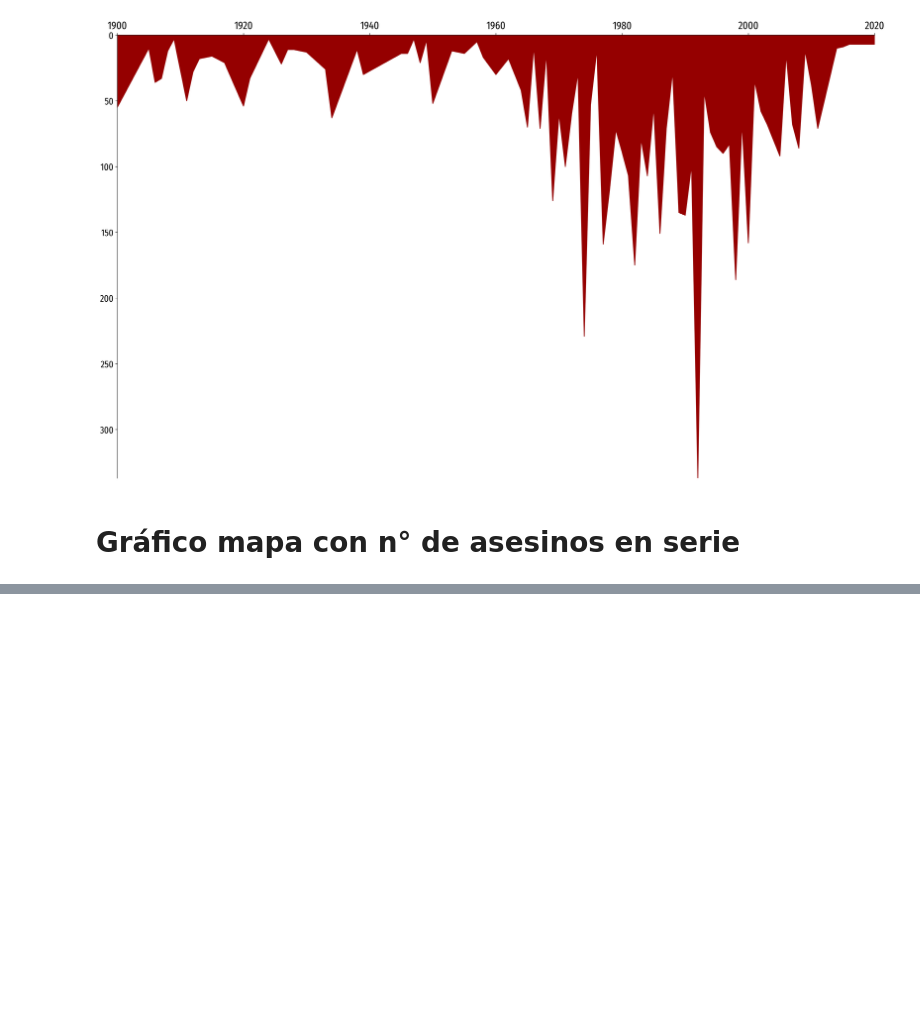
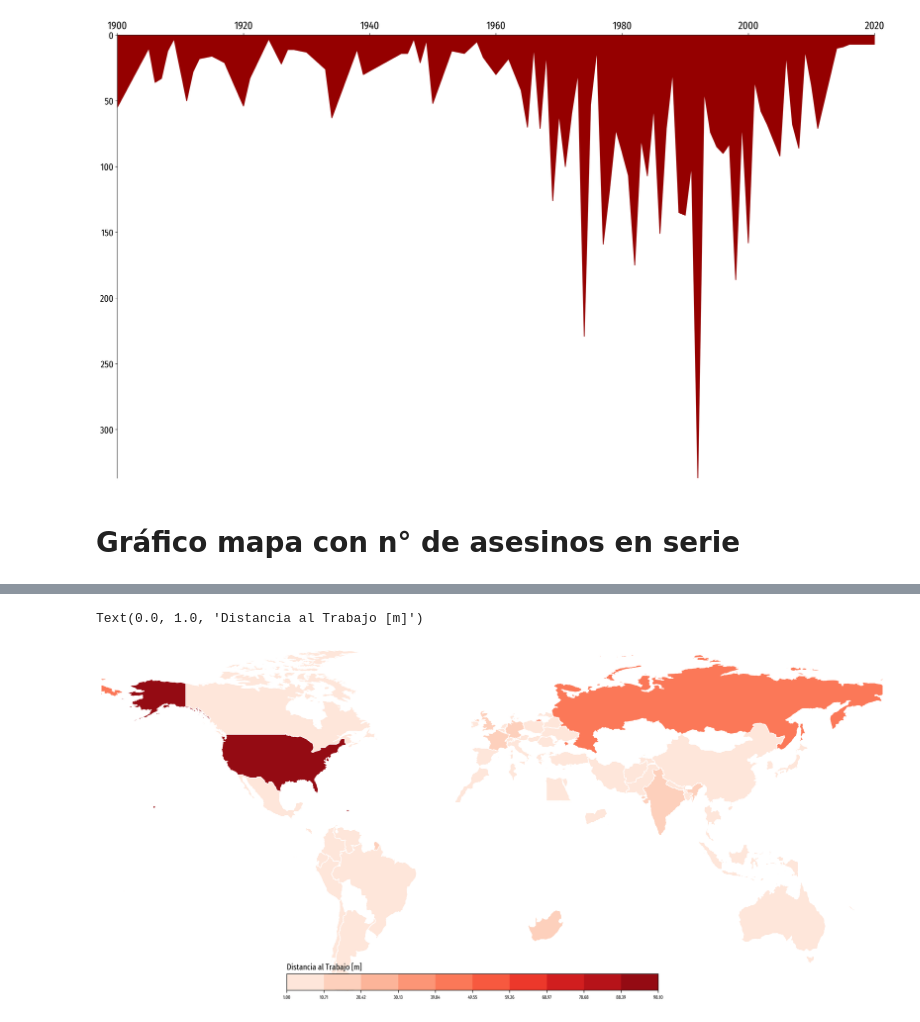
Before and after one commit to fabianigual/info-vis, a Jupyter notebook: 03-info-vis.ipynb, the cells around one changed output, grey strips where cells are left out. Saved outputs shown, nothing was run; the diff lists cells and outputs as text; code cells hidden in the pictures; blank space fills up the shorter version.

```diff
--- a/03-info-vis.ipynb
+++ b/03-info-vis.ipynb
@@ -73,0 +99,7 @@ plt.fill_between(ts.index, ts.proven_victims, color = '#950000')#
+# %%
+paises = serial_killers['pais_1']
+paises = paises.append(serial_killers['pais_2'], ignore_index=True)
+paises = paises.append(serial_killers['pais_3'], ignore_index=True)
+paises = pd.DataFrame(data={'country':paises})
+paises = paises[~paises['country'].isnull()]
+paises.head()
@@ -73,0 +113,3 @@ plt.fill_between(ts.index, ts.proven_victims, color = '#950000')#
+# %%
+n_pais = pd.DataFrame(data = {'count':paises.value_counts('country')})
+n_pais.head()
@@ -73,0 +124,6 @@ plt.fill_between(ts.index, ts.proven_victims, color = '#950000')#
+# %%
+n_pais = country_dict.merge(n_pais, how='left',right_index=True, left_on='name').drop('A3', axis=1).set_index('name')
+# %%
+n_pais = gpd.GeoDataFrame(n_pais)
+n_pais = n_pais.replace(np.nan, 0)
+n_pais = n_pais[(n_pais.index != 'Antarctica' ) & (n_pais.index !='Greenland')]
@@ -73,0 +136,10 @@ plt.fill_between(ts.index, ts.proven_victims, color = '#950000')#
+# %%
+fig, ax = figure_from_geodataframe(n_pais, height=9, remove_axes=True)
+
+ax, cax = choropleth_map(ax, n_pais, 'count')
+cax.set_title('Distancia al Trabajo [m]', loc='left')
+
+#fig.tight_layout()
+# %% [output]
+Text(0.0, 1.0, 'Distancia al Trabajo [m]')
+[figure, added]
```
Also changed, not shown: parts of 9 cells of this notebook, 5 other files.
